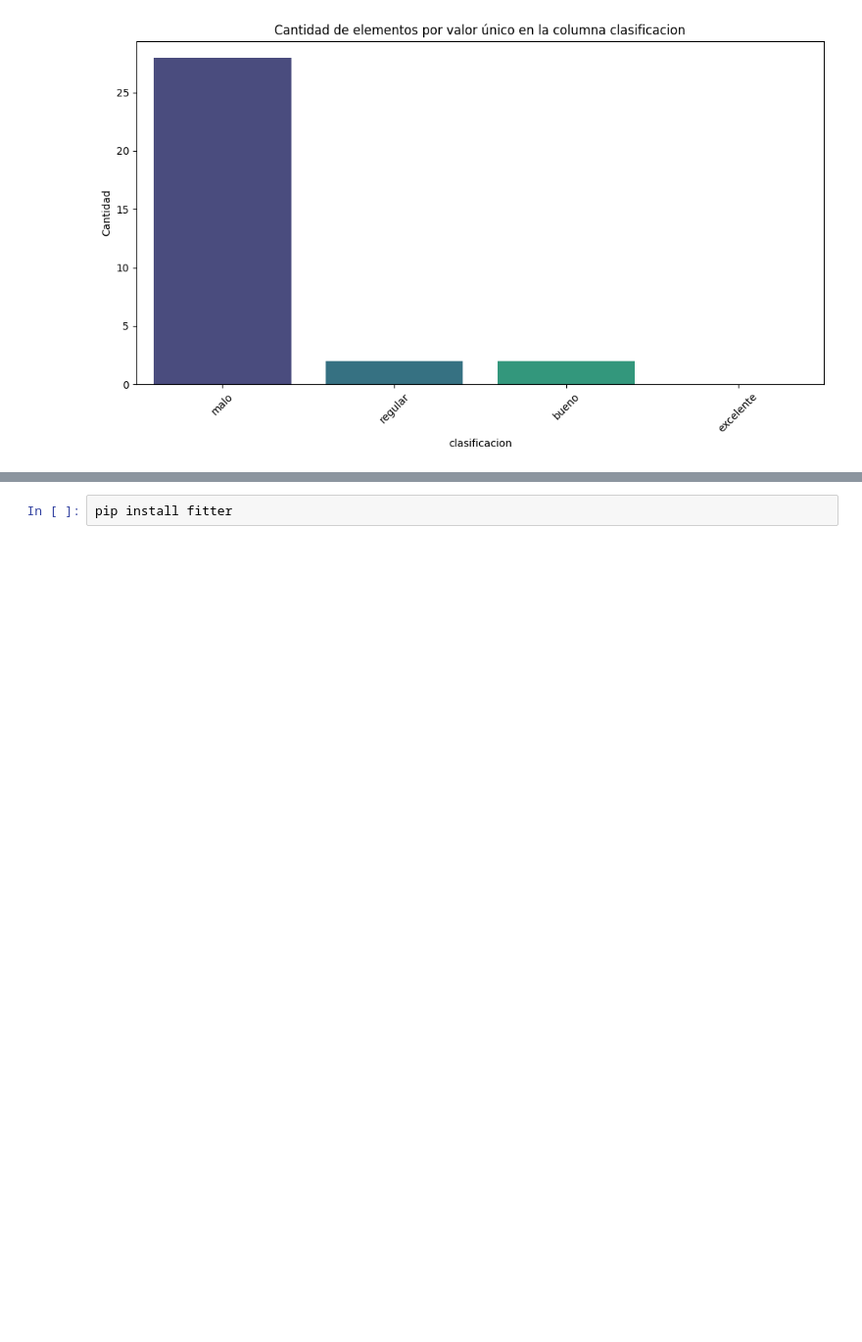
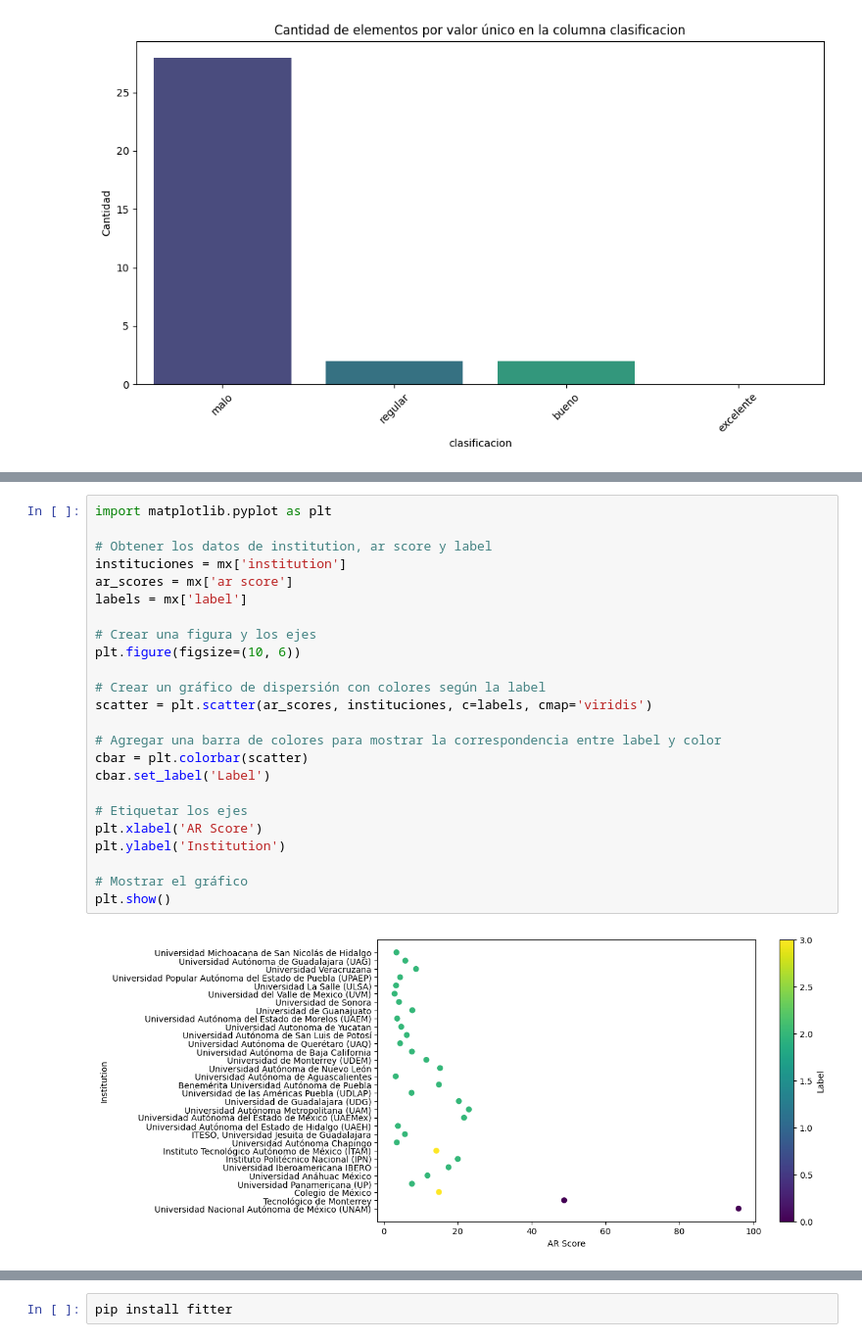
Before and after one commit to SekDak12/Proyecto-Ciencia, a Jupyter notebook: Proyecto.ipynb, the cells around one changed output, grey strips where cells are left out. Shown at 98% size. Cells and saved outputs as stored; diff of their text form; blank space fills up the shorter version.

```diff
--- a/Proyecto.ipynb
+++ b/Proyecto.ipynb
@@ -456 +471,27 @@ plt.show()
+# %%
+import matplotlib.pyplot as plt
+
+# Obtener los datos de institution, ar score y label
+instituciones = mx['institution']
+ar_scores = mx['ar score']
+labels = mx['label']
+
+# Crear una figura y los ejes
+plt.figure(figsize=(10, 6))
+
+# Crear un gráfico de dispersión con colores según la label
+scatter = plt.scatter(ar_scores, instituciones, c=labels, cmap='viridis')
+
+# Agregar una barra de colores para mostrar la correspondencia entre label y color
+cbar = plt.colorbar(scatter)
+cbar.set_label('Label')
+
+# Etiquetar los ejes
+plt.xlabel('AR Score')
+plt.ylabel('Institution')
+
+# Mostrar el gráfico
+plt.show()
+# %% [output]
+[figure, added]
 # %%
```
Also changed, not shown: parts of 18 cells of this notebook.
